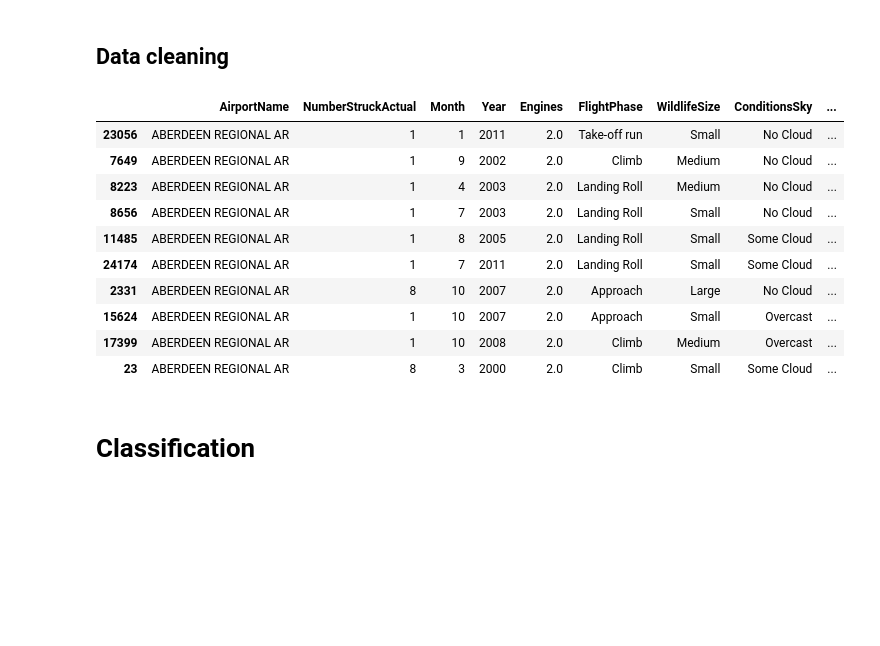
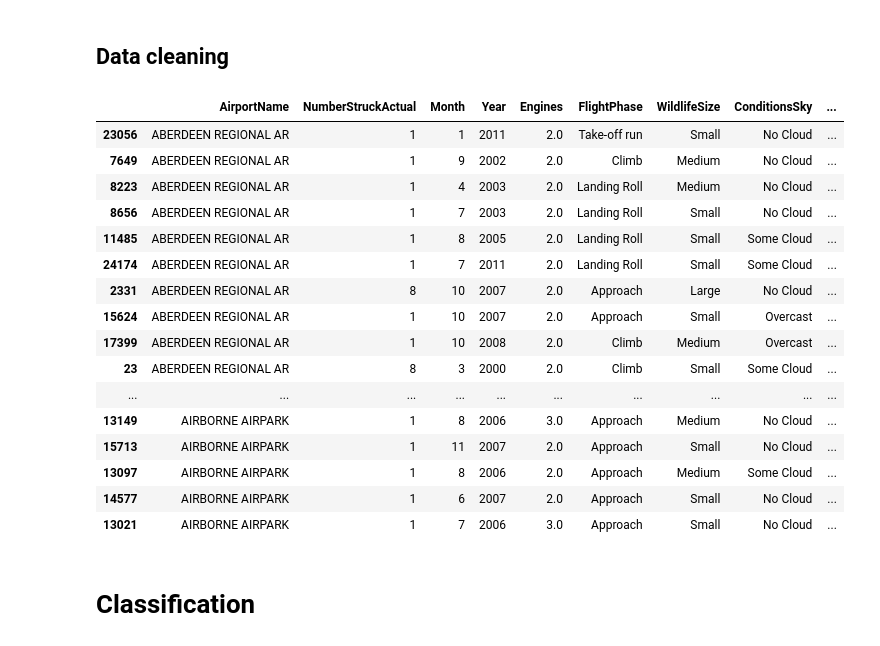
Before and after one commit to andreimocian/bird-strikes-in-aviation-classification, a Jupyter notebook: Birdstrike_classification.ipynb, the cells around one changed output. Cells and saved outputs as stored; diff of their text form; code cells hidden in the pictures; blank space fills up the shorter version.

```diff
--- a/Birdstrike_classification.ipynb
+++ b/Birdstrike_classification.ipynb
@@ -58,36 +58,42 @@ cols_to_drop = []
 for column in df.columns:
     if percent_missing[column] > 50:
         cols_to_drop.append(column)
 
 df.drop(columns=cols_to_drop, inplace=True)
 
 # Data manipulation
 df['FlightDate'] = pd.to_datetime(df['FlightDate'], format="%m/%d/%y %H:%M")
 df['Year'] = df['FlightDate'].dt.year
 df['Month'] = df['FlightDate'].dt.month
-df['IsAircraftLarge?'] = df['IsAircraftLarge?'] == 'Yes'
-df['Damage'] = df['Damage'] == 'Caused damage'
+df['IsAircraftLarge?'] = (df['IsAircraftLarge?'] == 'Yes').astype(int)
+df['Damage'] = (df['Damage'] == 'Caused damage').astype(int)
 df['Engines'] = df['Engines'].fillna(df['Engines'].mode().iloc[0]) #Fill with most common value
 
 columns_to_keep = ["AirportName", "NumberStruckActual", "Month", "Year", "Engines", "FlightPhase", "WildlifeSize", "ConditionsSky", "WildlifeSpecies", "Altitude", "IsAircraftLarge?", "Damage"]
 
 df = df[columns_to_keep]
 
 df.sort_values(by='AirportName', inplace=True)
 
-df.head(10)
+df.head(200)
 # %% [output]
 |  | AirportName | NumberStruckActual | Month | Year | Engines | FlightPhase | WildlifeSize | ConditionsSky | ... |
 | 23056 | ABERDEEN REGIONAL AR | 1 | 1 | 2011 | 2.0 | Take-off run | Small | No Cloud | ... |
 | 7649 | ABERDEEN REGIONAL AR | 1 | 9 | 2002 | 2.0 | Climb | Medium | No Cloud | ... |
 | 8223 | ABERDEEN REGIONAL AR | 1 | 4 | 2003 | 2.0 | Landing Roll | Medium | No Cloud | ... |
 | 8656 | ABERDEEN REGIONAL AR | 1 | 7 | 2003 | 2.0 | Landing Roll | Small | No Cloud | ... |
 | 11485 | ABERDEEN REGIONAL AR | 1 | 8 | 2005 | 2.0 | Landing Roll | Small | Some Cloud | ... |
 | 24174 | ABERDEEN REGIONAL AR | 1 | 7 | 2011 | 2.0 | Landing Roll | Small | Some Cloud | ... |
 | 2331 | ABERDEEN REGIONAL AR | 8 | 10 | 2007 | 2.0 | Approach | Large | No Cloud | ... |
 | 15624 | ABERDEEN REGIONAL AR | 1 | 10 | 2007 | 2.0 | Approach | Small | Overcast | ... |
 | 17399 | ABERDEEN REGIONAL AR | 1 | 10 | 2008 | 2.0 | Climb | Medium | Overcast | ... |
 | 23 | ABERDEEN REGIONAL AR | 8 | 3 | 2000 | 2.0 | Climb | Small | Some Cloud | ... |
+| ... | ... | ... | ... | ... | ... | ... | ... | ... | ... |
+| 13149 | AIRBORNE AIRPARK | 1 | 8 | 2006 | 3.0 | Approach | Medium | No Cloud | ... |
+| 15713 | AIRBORNE AIRPARK | 1 | 11 | 2007 | 2.0 | Approach | Small | No Cloud | ... |
+| 13097 | AIRBORNE AIRPARK | 1 | 8 | 2006 | 2.0 | Approach | Medium | Some Cloud | ... |
+| 14577 | AIRBORNE AIRPARK | 1 | 6 | 2007 | 2.0 | Approach | Small | No Cloud | ... |
+| 13021 | AIRBORNE AIRPARK | 1 | 7 | 2006 | 3.0 | Approach | Small | No Cloud | ... |
 # %% [markdown]
 # Classification
 # %%
```
Also changed, not shown: parts of 10 cells of this notebook, 1 other file.
